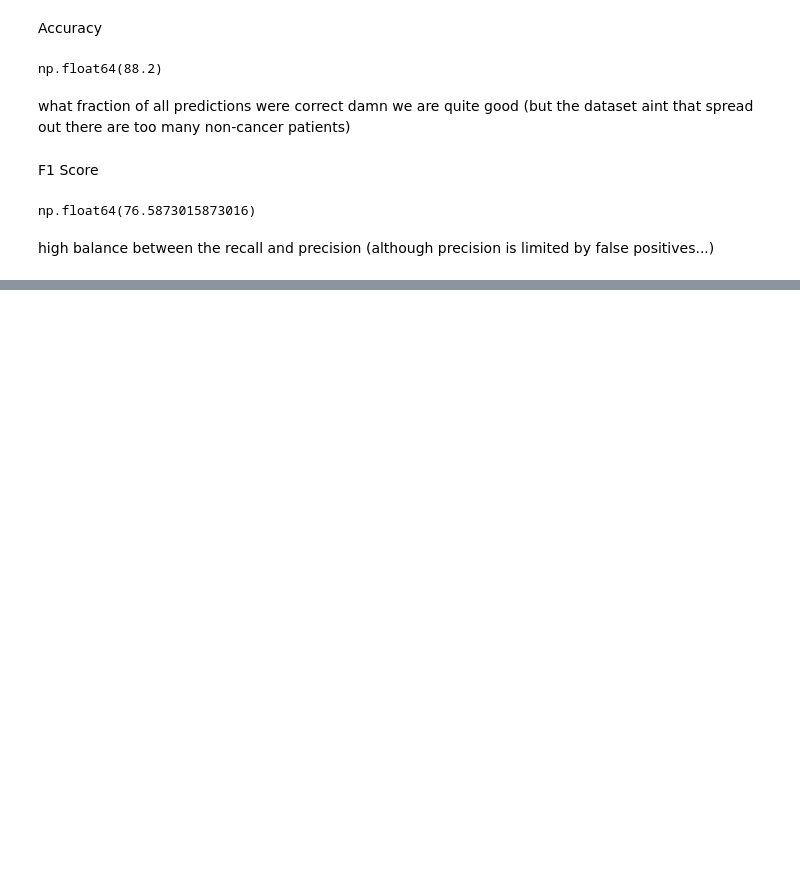
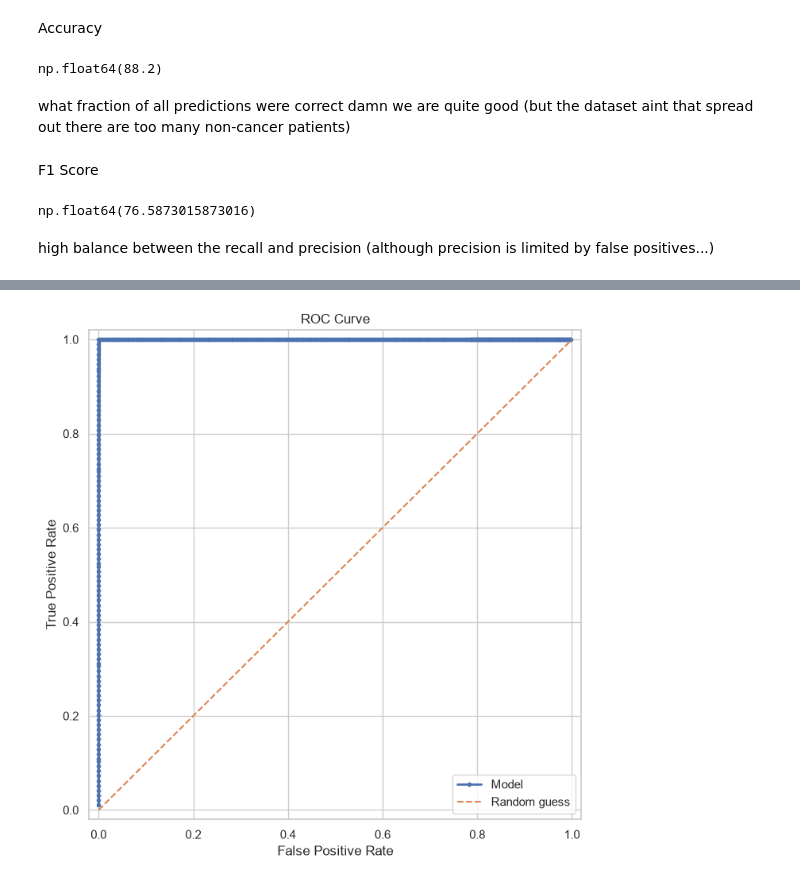
Before and after one commit to DanShaul/cv-part2-cancer, a Jupyter notebook: exercise_sol.ipynb, the cells around one changed output, grey strips where cells are left out. Drawn from its saved outputs; the diff is of its cells as text; code cells hidden in the pictures; blank space fills up the shorter version.

```diff
--- a/exercise_sol.ipynb
+++ b/exercise_sol.ipynb
@@ -170,0 +224,3 @@ high balance between the recall and precision (although precision is limited by
+# %%
+metrics_df = pd.DataFrame(columns=["threshold"])
+metrics_df['threshold'] = thresholds
@@ -170,0 +309,2 @@ high balance between the recall and precision (although precision is limited by
+# %%
+metrics_df = calc_metrics(metrics_df)
@@ -170,0 +345,35 @@ high balance between the recall and precision (although precision is limited by
+# %%
+import matplotlib.pyplot as plt
+import seaborn as sns
+roc_df = metrics_df.sort_values("fpr")
+sns.set_theme(style="whitegrid")
+
+plt.figure(figsize=(8, 8))
+
+plt.plot(
+    roc_df["fpr"],
+    roc_df["tpr"],
+    marker="o",
+    markersize=3,
+    linewidth=2,
+    label="Model"
+)
+
+plt.plot(
+    [0, 1],
+    [0, 1],
+    linestyle="--",
+    label="Random guess"
+)
+
+plt.xlabel("False Positive Rate")
+plt.ylabel("True Positive Rate")
+plt.title("ROC Curve")
+
+plt.xlim(-0.02, 1.02)
+plt.ylim(-0.02, 1.02)
+
+plt.legend()
+plt.show()
+# %% [output]
+[figure, added]
```
Also changed, not shown: parts of 18 cells of this notebook.
